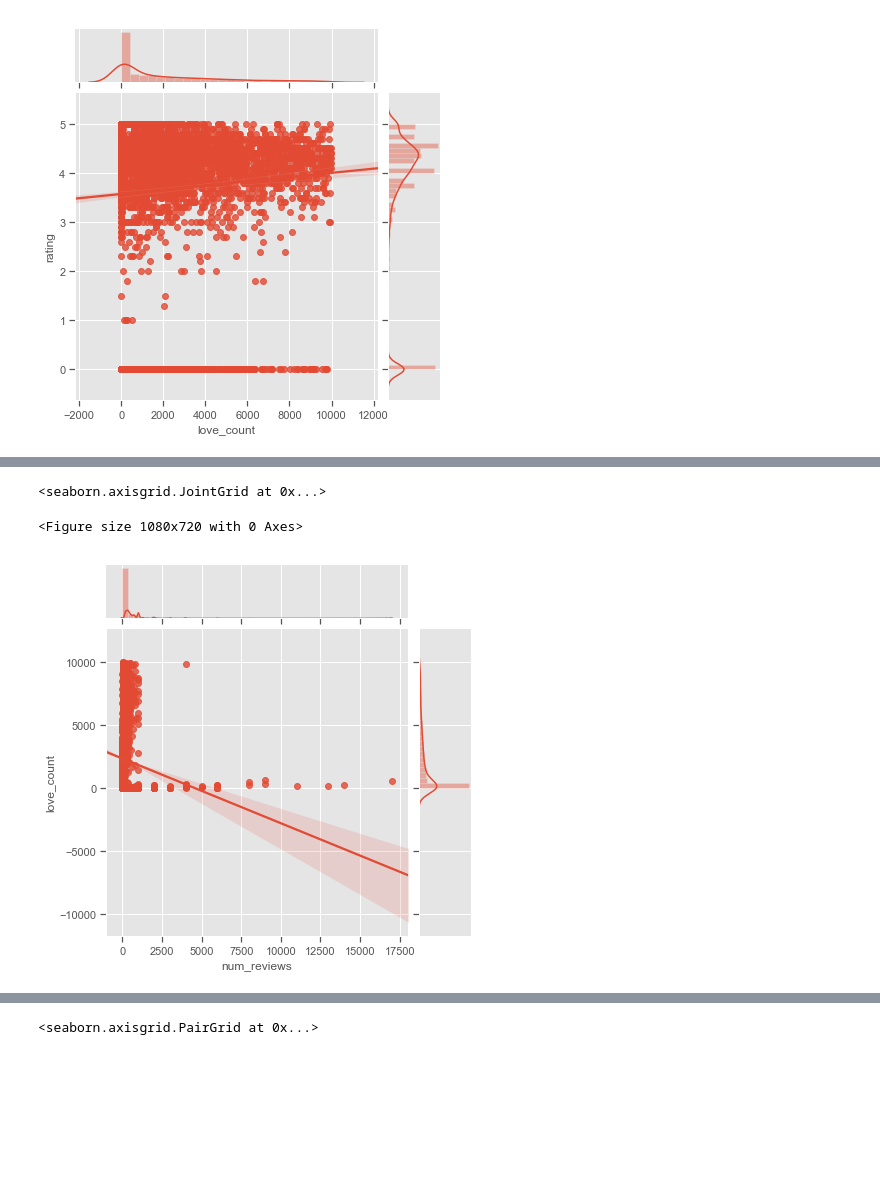
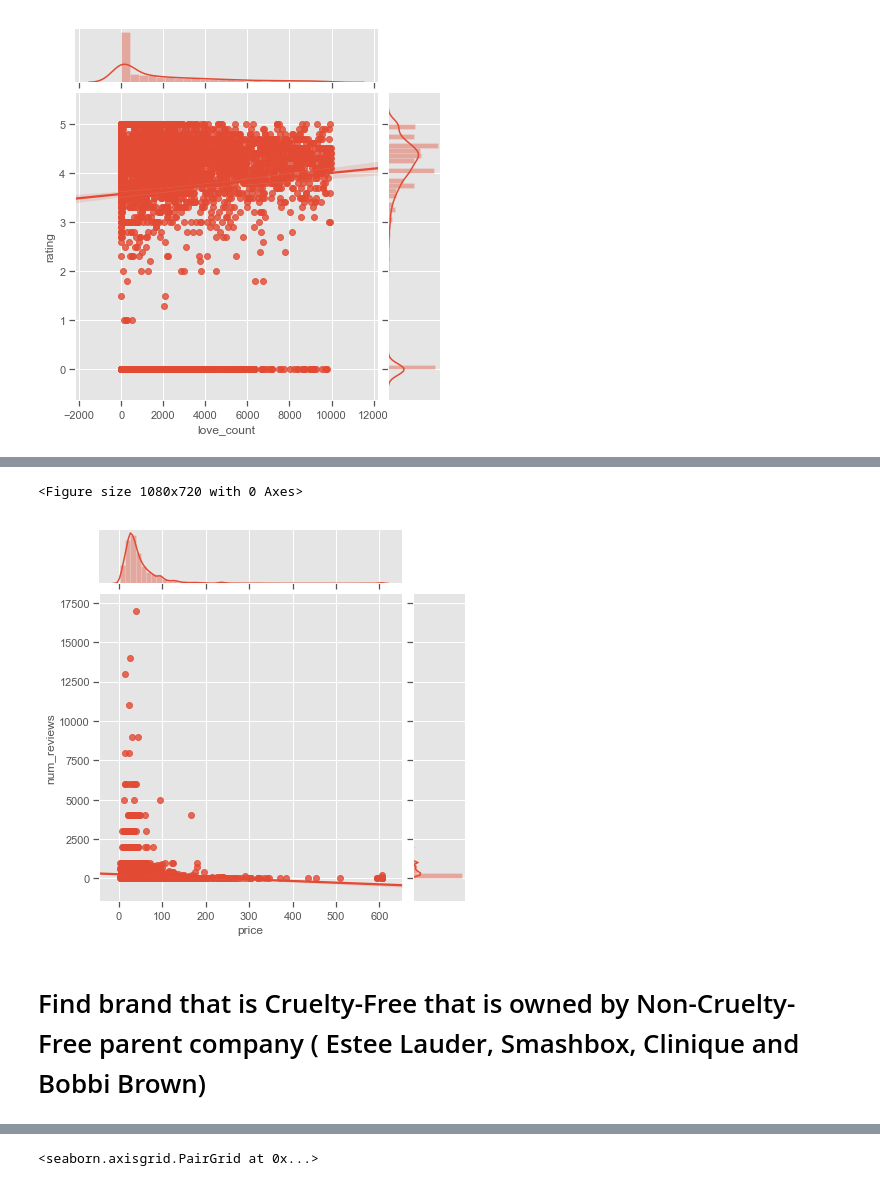
Before and after one commit to ijc120/webscraping, a Jupyter notebook: Sephora_Data_Analysis.ipynb, the cells around one changed output, grey strips where cells are left out. Drawn from its saved outputs; the diff is of its cells as text; code cells hidden in the pictures; blank space fills up the shorter version.

```diff
--- a/Sephora_Data_Analysis.ipynb
+++ b/Sephora_Data_Analysis.ipynb
@@ -321,10 +295,12 @@ sns.jointplot("love_count","rating", data=All,kind='reg')
 # %%
+# price vs number of reviews
 plt.figure(figsize=(15,10))
-sns.jointplot("num_reviews", "love_count", data=All, kind='reg')
+g=sns.jointplot("price","num_reviews", data=All, kind='reg')
 # %% [output]
-<seaborn.axisgrid.JointGrid at 0x...>
+<Figure size 1080x720 with 0 Axes>
-<Figure size 1080x720 with 0 Axes>
-[figure, old version]
+[figure, new version]
+# %% [markdown]
+# Find brand that is Cruelty-Free that is owned by Non-Cruelty-Free parent company ( Estee Lauder, Smashbox, Clinique and Bobbi Brown)
 # %%
 ESTEELAUDER= All[All['brand_name'].str.contains("LAUDER")]
 SMASHBOX= All[All['brand_name'].str.contains("SMASHBOX")]
```
Also changed, not shown: parts of 32 cells of this notebook.
